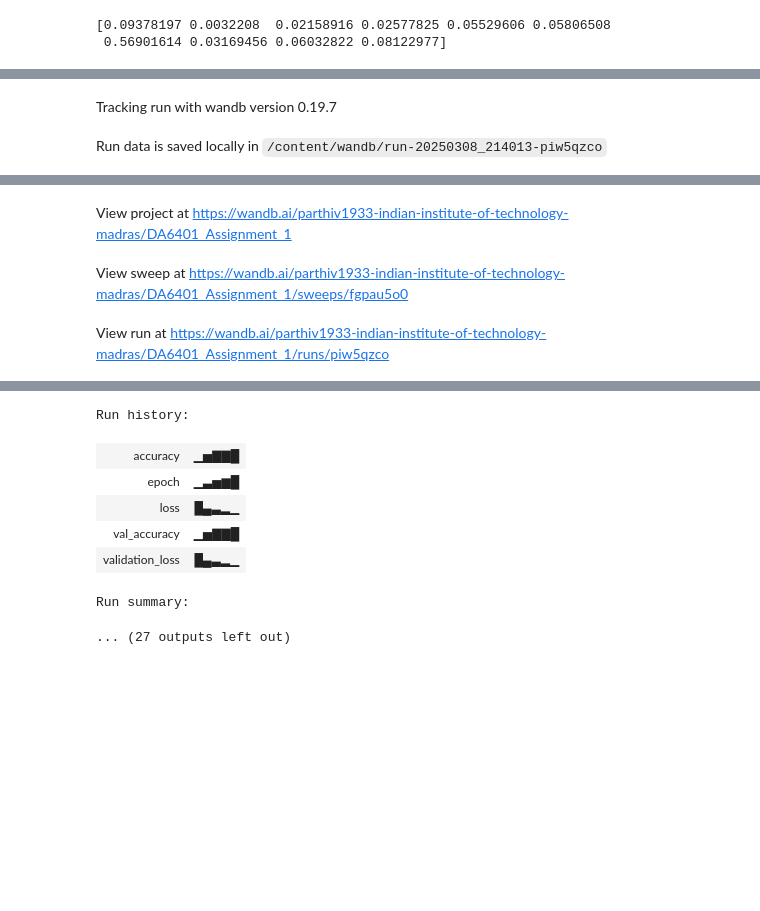
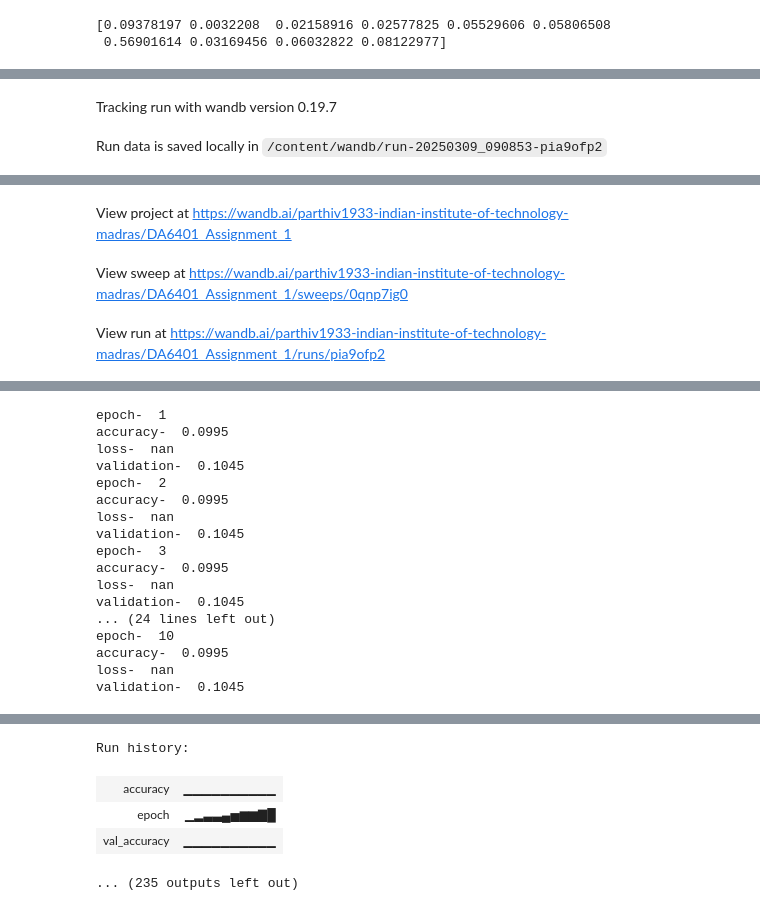
Before and after one commit to parthiv1933/DA6401_assignment_1, a Jupyter notebook: DA6401_Assignment_1.ipynb, the cells around one changed output, grey strips where cells are left out. Saved outputs shown, nothing was run; the diff lists cells and outputs as text; code cells hidden in the pictures; blank space fills up the shorter version.

Commit message:
another sweep with goal of minimize validation loss

```diff
--- a/DA6401_Assignment_1.ipynb
+++ b/DA6401_Assignment_1.ipynb
@@ -193,36 +193,34 @@ print(prediction[0])
 #backpropogation
 
 class BP_NN:
-
-  def __init__(
-      self,
-      ff_nn:FF_NN,
-      param):
-    self.ff_nn, self.loss, self.activation, self.output_activation = ff_nn, param['loss_function'], param['activation'], param['oupt_activation']
-
+  def __init__(self, ff_nn: FF_NN, param):
+        self.ff_nn = ff_nn
+        self.loss = param['loss_function']
+        self.activation = param['activation']
+        self.output_activation = param['oupt_activation']
 
   def der_actvtn(self, x):
-    act = self.activation.lower()
-    if act == "sigmoid":
-      return x * (1 - x)
-    elif act == "tanh":
-      return 1 - x ** 2
-    elif act == "relu":
-      return (x > 0).astype(int)
-    elif act == "identity":
-      return np.ones(x.shape)
+        act = self.activation.lower()
+        if act == "sigmoid":
+            return x * (1 - x)
+        elif act == "tanh":
+            return 1 - x ** 2
+        elif act == "relu":
+            return (x > 0).astype(int)
+        elif act == "identity":
+            return np.ones_like(x)
 
   def der_ls(self, y, yp):
     ls = self.loss.lower()
     if ls == "mean_squared_error":
-      return yp-y
+      return yp - y
     elif ls == "cross_entropy":
-      return -y/yp
+      return -y / yp
 
   def der_outpt_actvtn(self, yp):
     act = self.output_activation.lower()
     if act == "softmax":
-      return np.diag(yp)-np.outer(yp, yp)
+      return np.diag(yp) - np.outer(yp, yp)
 
 
   def propogate_backward(self, y, y_pred):  # y=60000,10   y_pred=60000,10
@@ -248,8 +246,8 @@ class BP_NN:
     self.delta_bias.reverse()
 
     for i in range(len(self.delta_bias)):
-      self.delta_weights[i] = self.delta_weights[i] / y.shape[0]
-      self.delta_bias[i] = self.delta_bias[i] / y.shape[0]
+      self.delta_weights[i] /= y.shape[0]
+      self.delta_bias[i] /= y.shape[0]
 
     return self.delta_weights, self.delta_bias
 # %%
@@ -400,7 +398,7 @@ def train():
 sweep_config = {
     "method": "bayes",
     "name": "Q4 WandB sweep",
-    "metric": {"goal": "maximize", "name": "accuracy"},
+    "metric": {"goal": "minimize", "name": "validation_loss"},
     "parameters": {
         "inpt_sz": {"values": [784]},
         "oupt_sz": {"values": [10]},
@@ -431,4 +430,4 @@ Sweep URL: https://wandb.ai/parthiv1933-indian-institute-of-technology-madras/DA
 # %%
-wandb.agent(sweep_id, function=train, count=250)
+wandb.agent(sweep_id, function=train, count=100)
 wandb.finish()
 # %% [output]
@@ -455,2 +451,2 @@ wandb:  weight_initialisation: xavier
 Tracking run with wandb version 0.19.7
-Run data is saved locally in /content/wandb/run-20250308_214013-piw5qzco
+Run data is saved locally in /content/wandb/run-20250309_090853-pia9ofp2
@@ -459,3 +455,3 @@ Sweep page: https://wandb.ai/parthiv1933-indian-institute-of-technology-madras/D
 View project at https://wandb.ai/parthiv1933-indian-institute-of-technology-madras/DA6401_Assignment_1
-View sweep at https://wandb.ai/parthiv1933-indian-institute-of-technology-madras/DA6401_Assignment_1/sweeps/fgpau5o0
+View sweep at https://wandb.ai/parthiv1933-indian-institute-of-technology-madras/DA6401_Assignment_1/sweeps/0qnp7ig0
-View run at https://wandb.ai/parthiv1933-indian-institute-of-technology-madras/DA6401_Assignment_1/runs/piw5qzco
+View run at https://wandb.ai/parthiv1933-indian-institute-of-technology-madras/DA6401_Assignment_1/runs/pia9ofp2
@@ -479,9 +467,23 @@ validation-  0.7821666666666667
+epoch-  1
+accuracy-  0.0995
+loss-  nan
+validation-  0.1045
+epoch-  2
+accuracy-  0.0995
+loss-  nan
+validation-  0.1045
+epoch-  3
+accuracy-  0.0995
+loss-  nan
+validation-  0.1045
+... (24 lines left out)
+epoch-  10
+accuracy-  0.0995
+loss-  nan
+validation-  0.1045
 [interactive output not drawn]
-Run history:
+Run history:
-| accuracy | ▁▅▇▇█ |
-| epoch | ▁▃▅▆█ |
-| loss | █▄▃▂▁ |
-| val_accuracy | ▁▅▇▇█ |
-| validation_loss | █▄▃▂▁ |
+| accuracy | ▁▁▁▁▁▁▁▁▁▁ |
+| epoch | ▁▂▃▃▄▅▆▆▇█ |
+| val_accuracy | ▁▁▁▁▁▁▁▁▁▁ |
-Run summary:
-... (27 outputs left out)
+... (235 outputs left out)
```
Also changed, not shown: parts of 2 cells of this notebook.
